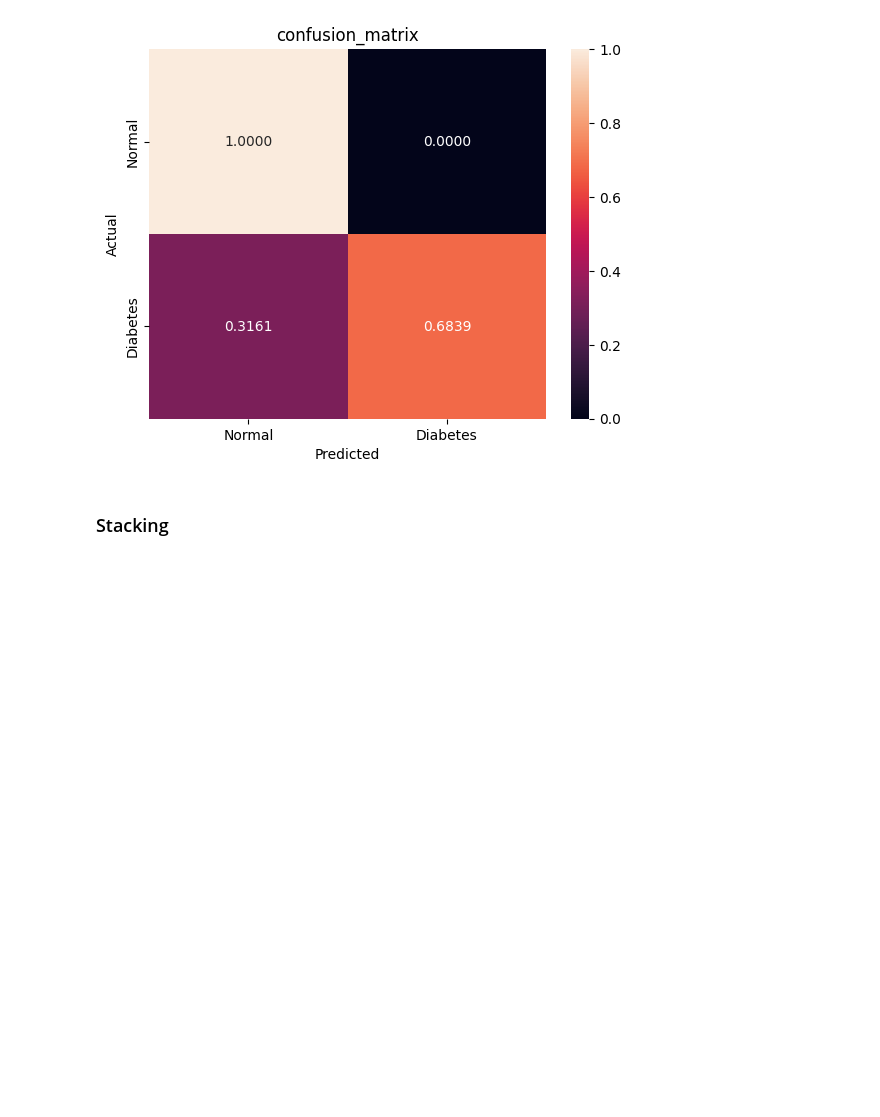
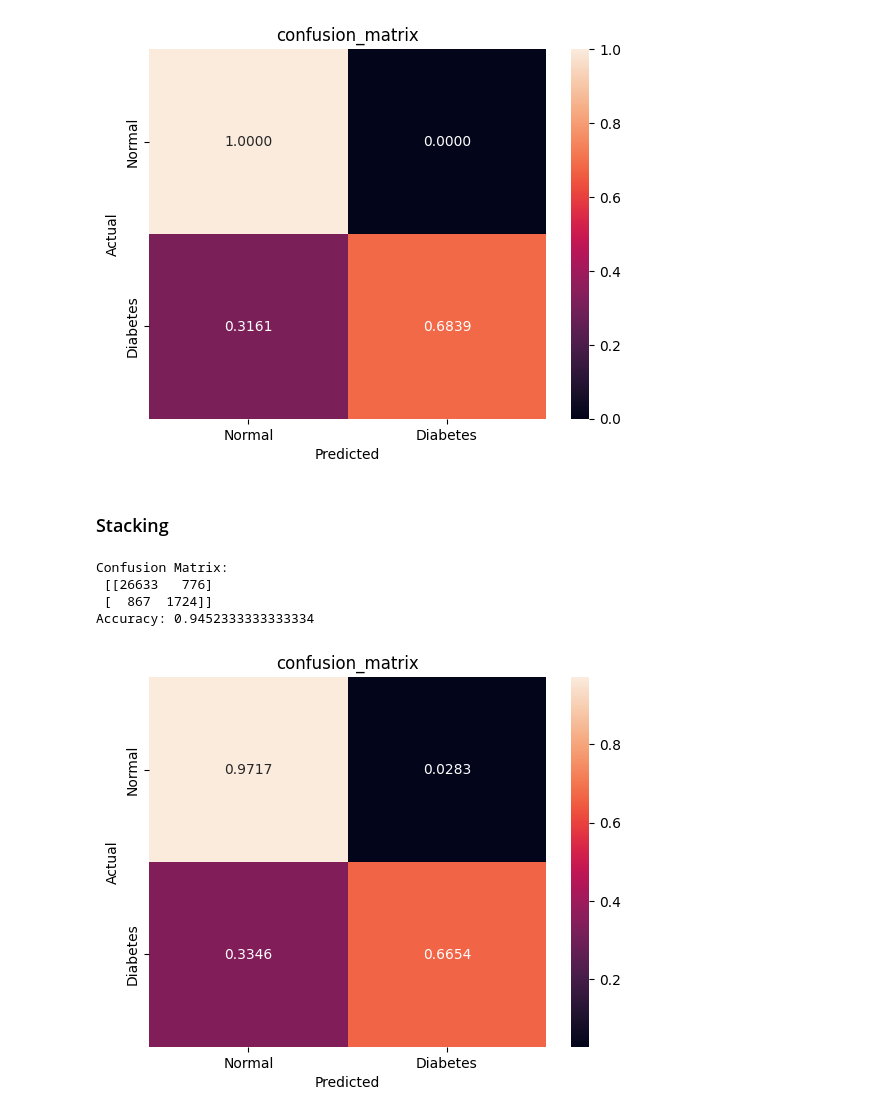
Before and after one commit to Park-HY-00/BAV, a Jupyter notebook: week11-hw.ipynb, the cells around one changed output. Drawn from its saved outputs; the diff is of its cells as text; code cells hidden in the pictures; blank space fills up the shorter version.

```diff
--- a/week11-hw.ipynb
+++ b/week11-hw.ipynb
@@ -207,0 +207,23 @@ guesses = classifier.predict(X_test)
+# %%
+# Confusion matrix
+print("Confusion Matrix: \n", confusion_matrix(y_test, guesses))
+
+# Model Accuracy, how often is the classifier correct?
+print("Accuracy:", accuracy_score(y_test, guesses))
+# %% [output]
+Confusion Matrix:
+ [[26633   776]
+ [  867  1724]]
+Accuracy: 0.9452333333333334
+# %%
+cm = confusion_matrix(y_test, guesses)
+
+cm_normalized = cm.astype('float') / cm.sum(axis=1)[:, np.newaxis]
+
+sns.heatmap(cm_normalized, annot=True, fmt=".4f", xticklabels=['Normal', 'Diabetes'], yticklabels=['Normal', 'Diabetes'])
+plt.xlabel('Predicted')
+plt.ylabel('Actual')
+plt.title('confusion_matrix')
+plt.show()
+# %% [output]
+[figure, added]
```
Also changed, not shown: parts of 2 cells of this notebook.
